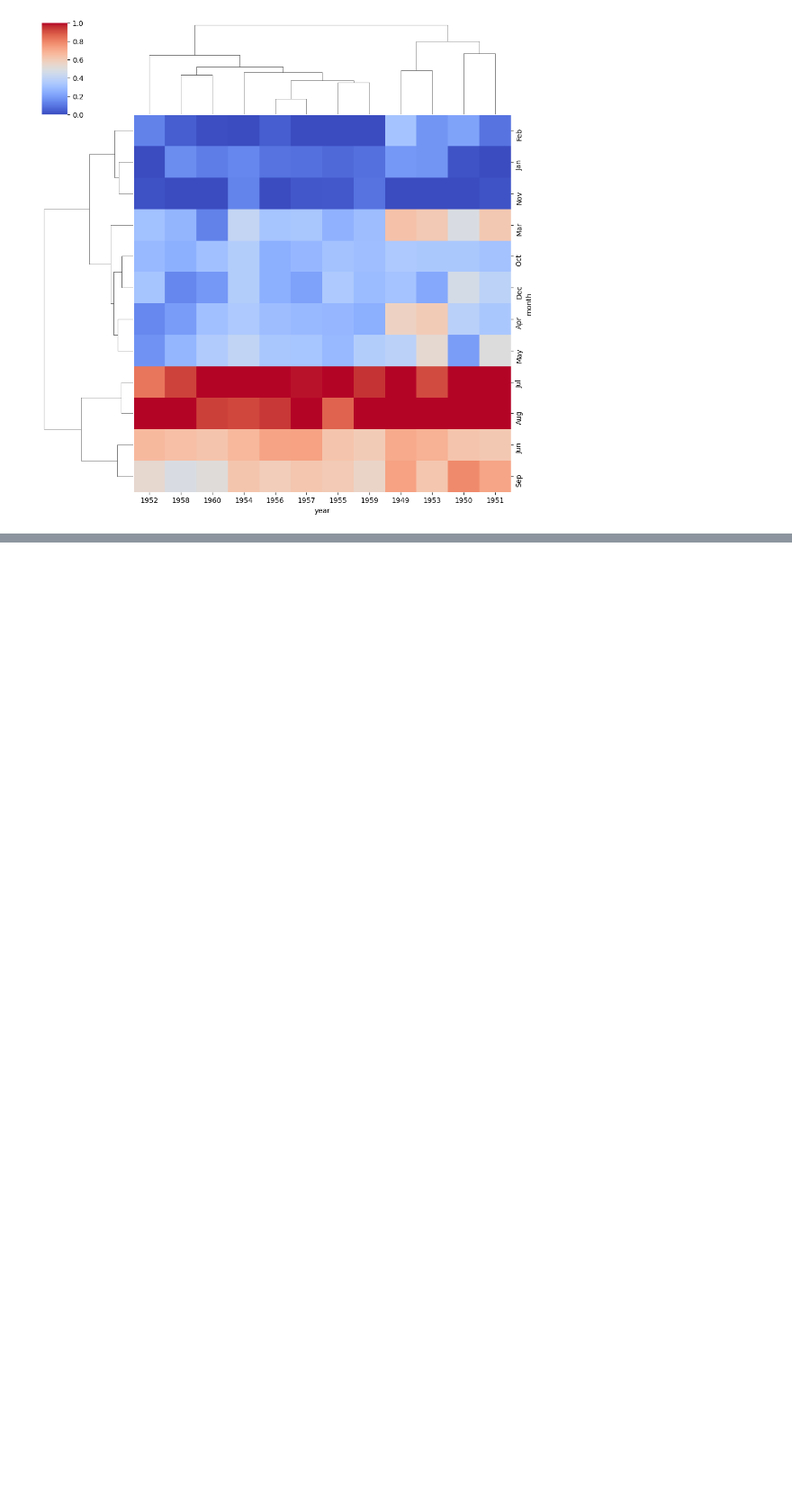
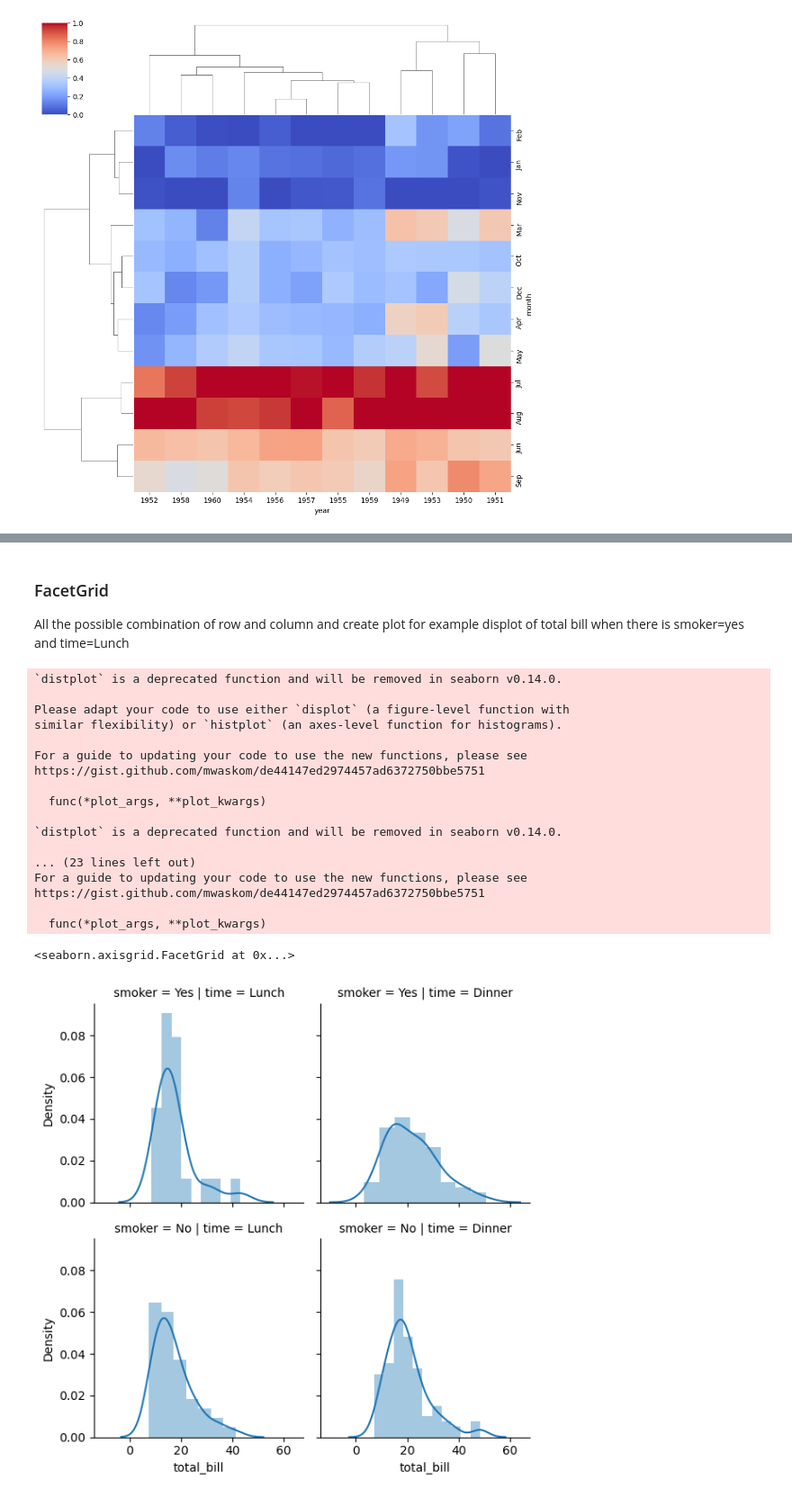
Before and after one commit to fahamin5149/Python-for-DS, a Jupyter notebook: 5-Seaborn/Seaborn.ipynb, the cells around one changed output, grey strips where cells are left out. Shown at 90% size. Drawn from its saved outputs; the diff is of its cells as text; code cells hidden in the pictures; blank space fills up the shorter version.

```diff
--- a/5-Seaborn/Seaborn.ipynb
+++ b/5-Seaborn/Seaborn.ipynb
@@ -342,0 +385,27 @@ sns.clustermap(fp, cmap='coolwarm', standard_scale=1)
+# %% [markdown]
+### FacetGrid
+
+All the possible combination of row and column and create plot for example displot of total bill when there is smoker=yes and time=Lunch
+# %%
+g= sns.FacetGrid(data=tips, row='smoker', col='time')
+g.map(sns.distplot, 'total_bill')
+# %% [output]
+`distplot` is a deprecated function and will be removed in seaborn v0.14.0.
+
+Please adapt your code to use either `displot` (a figure-level function with
+similar flexibility) or `histplot` (an axes-level function for histograms).
+
+For a guide to updating your code to use the new functions, please see
+https://gist.github.com/mwaskom/de44147ed2974457ad6372750bbe5751
+
+  func(*plot_args, **plot_kwargs)
+
+`distplot` is a deprecated function and will be removed in seaborn v0.14.0.
+
+... (23 lines left out)
+For a guide to updating your code to use the new functions, please see
+https://gist.github.com/mwaskom/de44147ed2974457ad6372750bbe5751
+
+  func(*plot_args, **plot_kwargs)
+<seaborn.axisgrid.FacetGrid at 0x...>
+[figure, added]
```
Also changed, not shown: parts of 8 cells of this notebook.
